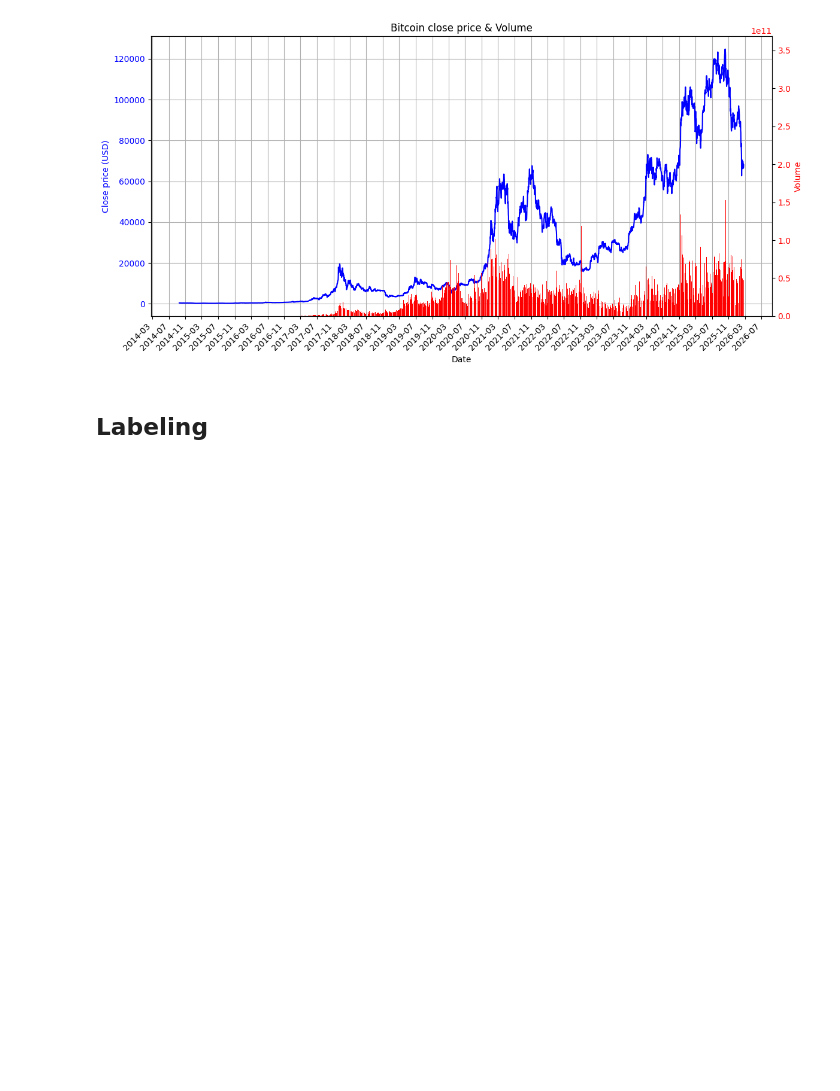
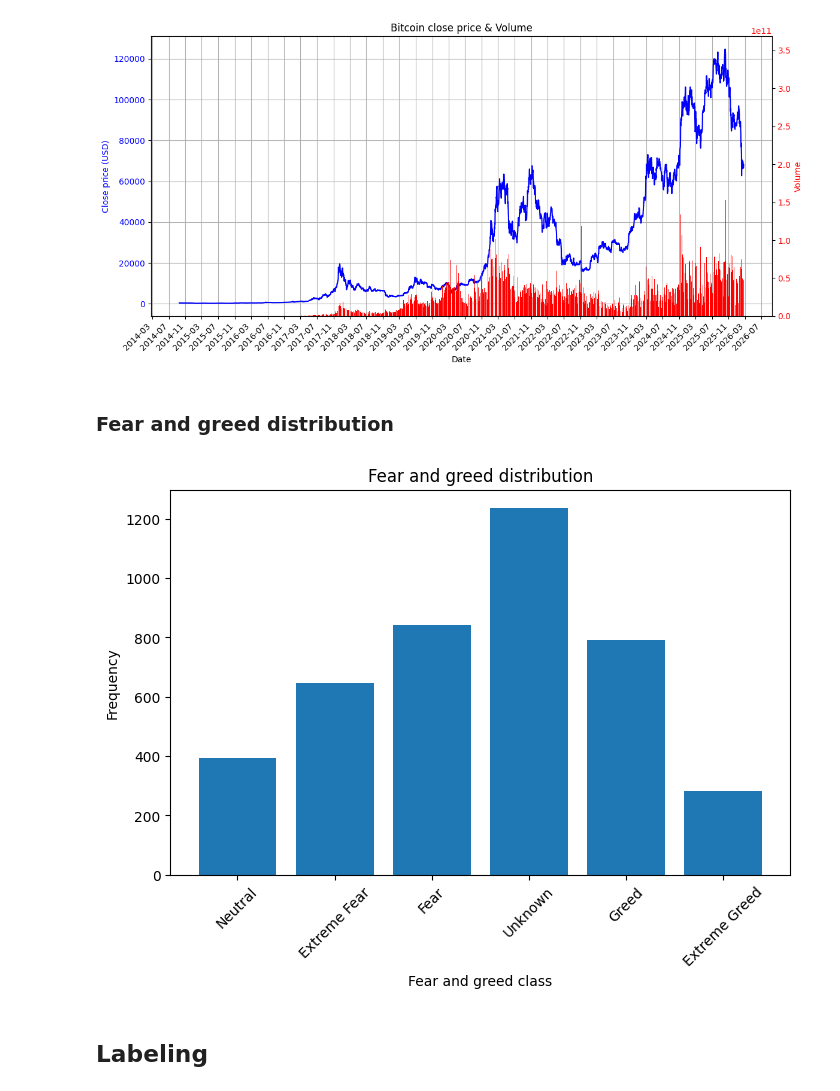
Before and after one commit to sunblade02/ml-btc, a Jupyter notebook: ML-BTC.ipynb, the cells around one changed output. Cells and saved outputs as stored; diff of their text form; code cells hidden in the pictures; blank space fills up the shorter version.

```diff
--- a/ML-BTC.ipynb
+++ b/ML-BTC.ipynb
@@ -163,6 +180,27 @@ pyplot.tight_layout()
 pyplot.show()
 # %% [output]
 [figure]
+# %% [markdown]
+### Fear and greed distribution
+# %%
+df_tmp = df.clone()
+
+df_tmp = df.with_columns(
+    pl.col("Fear and greed index classification")
+    .fill_null("Unknown")
+)
+df_tmp = df_tmp.group_by("Fear and greed index classification").len()
+df_tmp = df_tmp.to_pandas()
+
+pyplot.figure(figsize=(8,5))
+pyplot.bar(df_tmp["Fear and greed index classification"], df_tmp["len"])
+pyplot.xlabel("Fear and greed class")
+pyplot.ylabel("Frequency")
+pyplot.title("Fear and greed distribution")
+pyplot.xticks(rotation=45)
+pyplot.show()
+# %% [output]
+[figure, added]
 # %% [markdown]
 ## Labeling
 # %% [markdown]
```
Also changed, not shown: parts of 23 cells of this notebook, 1 other file.
